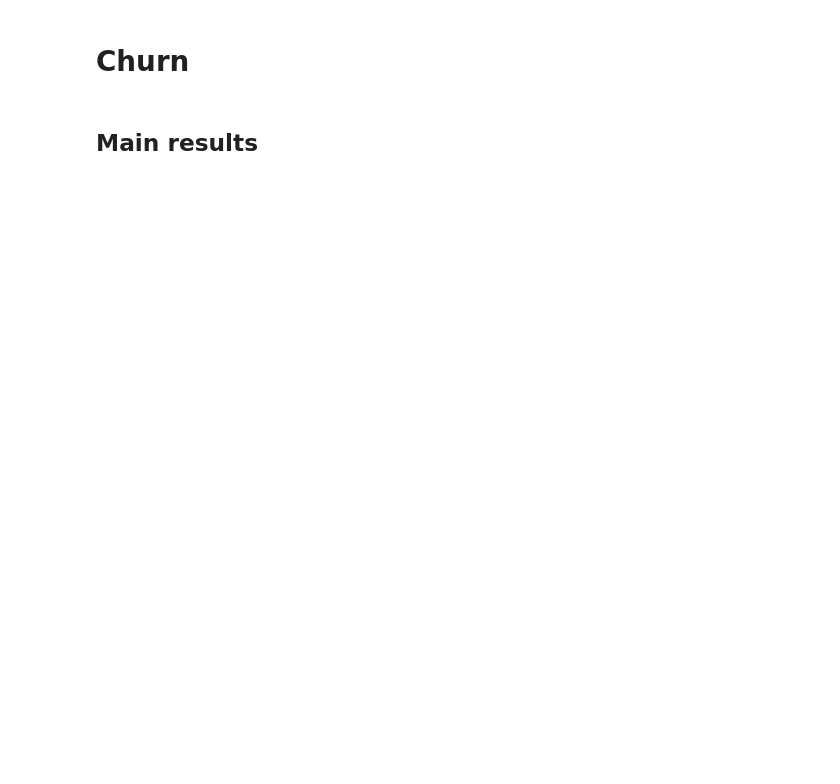
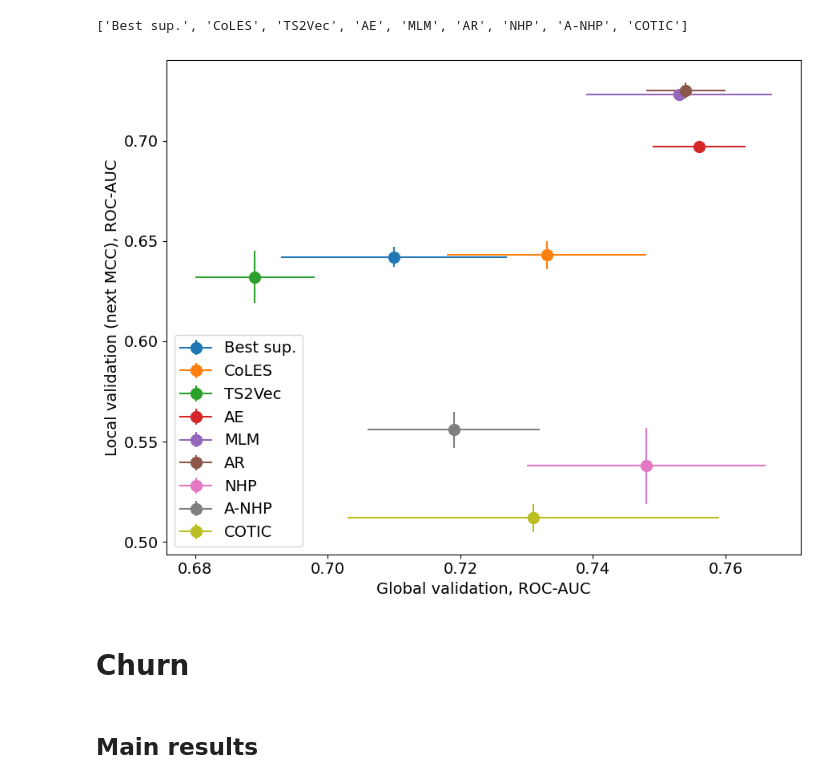
Before and after one commit to romanenkova95/transactions_gen_models, a Jupyter notebook: notebooks/draw_resulys.ipynb, the cells around one changed output. Saved outputs shown, nothing was run; the diff lists cells and outputs as text; code cells hidden in the pictures; blank space fills up the shorter version.

```diff
--- a/notebooks/draw_resulys.ipynb
+++ b/notebooks/draw_resulys.ipynb
@@ -19,0 +34,11 @@ import matplotlib.pyplot as plt
+# %%
+df = pd.read_csv("results/results.csv", header=None)
+
+df.columns = column_names
+
+df_churn = df.iloc[:9]
+df_default = df.iloc[10:19]
+df_hsbc = df.iloc[20:29]
+df_age = df.iloc[30:19]
+
+df_churn
@@ -20,3 +56,48 @@ import matplotlib.pyplot as plt
+# %%
+local_column = "local_type_rocauc"
+global_column = "global_rocauc"
+
+model_names = df_churn["model"].to_list()
+model_names
+# %% [output]
+['Best sup.', 'CoLES', 'TS2Vec', 'AE', 'MLM', 'AR', 'NHP', 'A-NHP', 'COTIC']
+# %%
+local_metrics_list = df_churn[local_column].to_list()
+global_metrics_list = df_churn[global_column].to_list()
+# %%
+fontsize = 14
+
+plt.figure(figsize=(9, 7))
+for model_name, global_metric, local_metric in zip(
+    model_names, global_metrics_list, local_metrics_list
+):
+    global_metric_mean = float(global_metric.split(" ")[0])
+    global_metric_std = float(global_metric.split(" ")[-1])
+
+    local_metric_mean = float(local_metric.split(" ")[0])
+    local_metric_std = float(local_metric.split(" ")[-1])
+
+    plt.errorbar(
+        global_metric_mean,
+        local_metric_mean,
+        xerr=global_metric_std,
+        yerr=local_metric_std,
+        marker="o",
+        markersize=10,
+        label=model_name,
+    )
+
+# plt.title("Churn: global and local quality of the models", fontsize=fontsize)
+plt.xlabel("Global validation, ROC-AUC", fontsize=fontsize)
+plt.ylabel("Local validation (next MCC), ROC-AUC", fontsize=fontsize)
+plt.xticks(fontsize=fontsize)
+plt.yticks(fontsize=fontsize)
+plt.legend(fontsize=fontsize, loc="best")
+plt.tight_layout()
+# plt.savefig("results/figures/churn_global_event_type_rocauc.pdf", dpi=300)
+plt.show()
+# %% [output]
+[figure, added]
 # %% [markdown]
 # Churn
 # %% [markdown]
```
Also changed, not shown: parts of 20 cells of this notebook.
